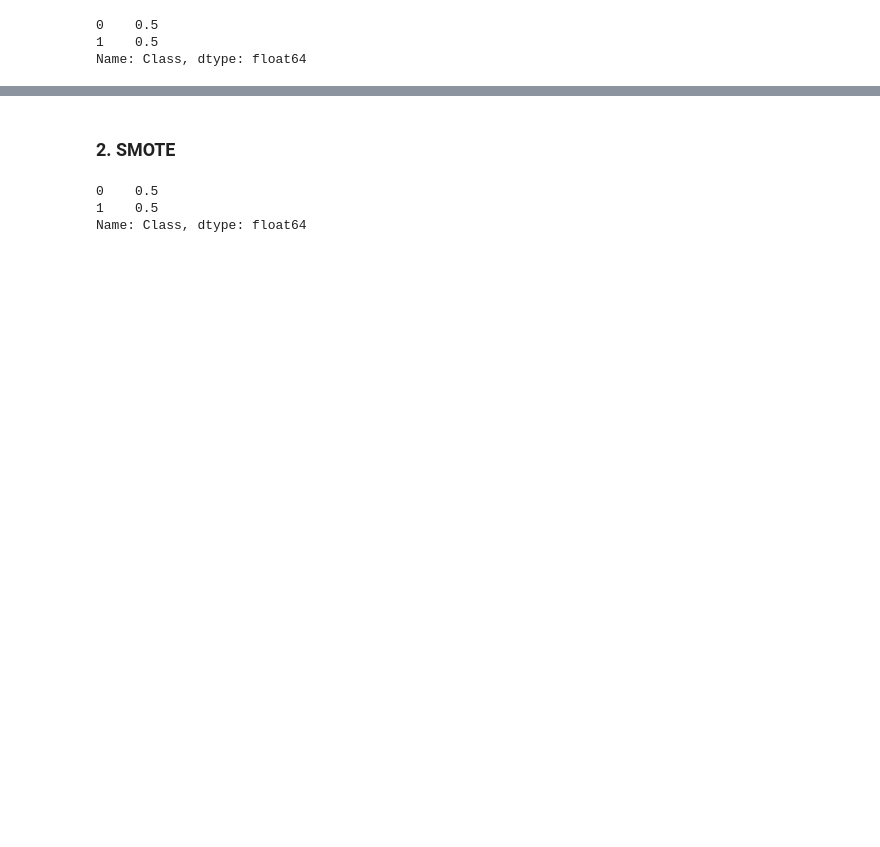
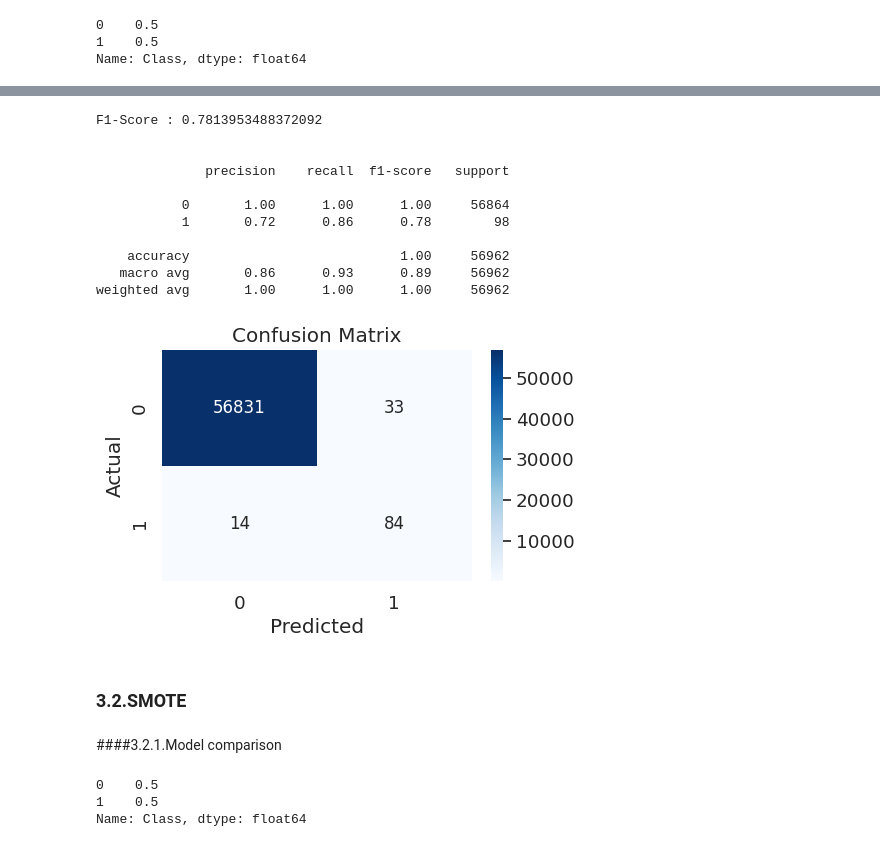
Before and after one commit to Freshbuilding/Credit_Card_Fraud_Detection, a Jupyter notebook: Fraud_prediction.ipynb, the cells around one changed output, grey strips where cells are left out. Saved outputs shown, nothing was run; the diff lists cells and outputs as text; code cells hidden in the pictures; blank space fills up the shorter version.

```diff
--- a/Fraud_prediction.ipynb
+++ b/Fraud_prediction.ipynb
@@ -252,5 +331,40 @@ ET : 0.999960 (0.000029)
+# %%
+# Prepare extra trees model
+model_3 = KNeighborsClassifier()
+model_3.fit(X_resampled, y_resampled)
+
+# Estimate F1-score on validation set
+predictions = model_3.predict(X_test)
+
+print(f"F1-Score : {f1_score(y_test, predictions)}")
+print("\n")
+print(classification_report(y_test, predictions))
+
+# Create a heatmap with seaborn
+plt.figure(figsize=(5, 3))
+sns.set(font_scale=1.2)  # Adjust the font scale for better visibility
+sns.heatmap(confusion_matrix(y_test, predictions), annot=True, annot_kws={"size": 12}, cmap="Blues", fmt="d")  # Use a blue color map
+plt.xlabel('Predicted')
+plt.ylabel('Actual')
+plt.title('Confusion Matrix')
+plt.show()
+# %% [output]
+F1-Score : 0.7813953488372092
+
+
+              precision    recall  f1-score   support
+
+           0       1.00      1.00      1.00     56864
+           1       0.72      0.86      0.78        98
+
+    accuracy                           1.00     56962
+   macro avg       0.86      0.93      0.89     56962
+weighted avg       1.00      1.00      1.00     56962
+[figure, added]
 # %% [markdown]
-### 2. SMOTE
+### 3.2.SMOTE
+# %% [markdown]
+####3.2.1.Model comparison
 # %%
 #SMOTE
 from imblearn.over_sampling import SMOTE
```
Also changed, not shown: parts of 21 cells of this notebook.
